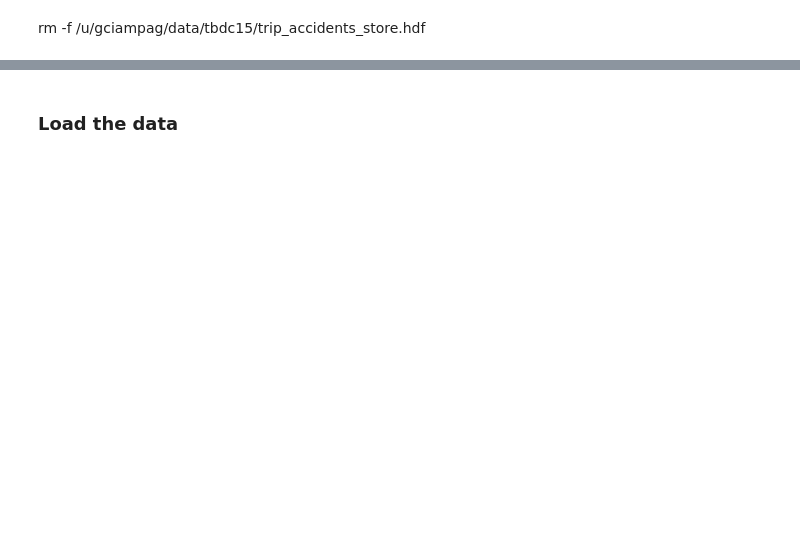
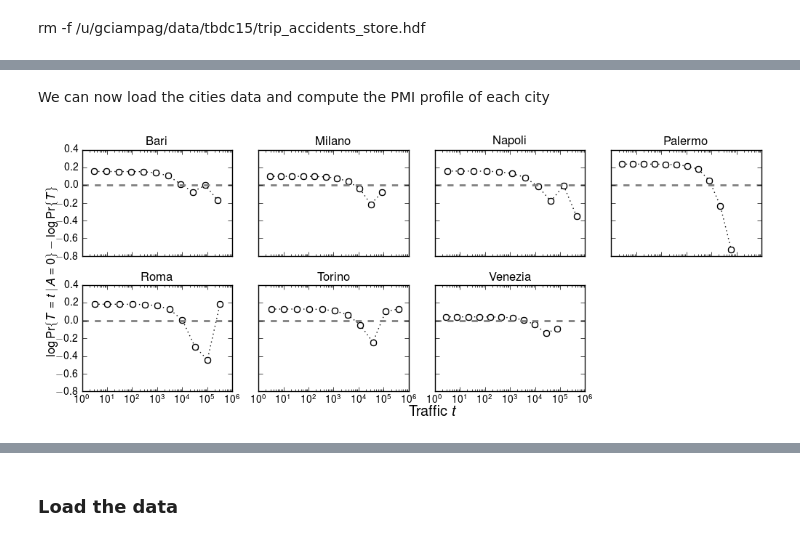
Before and after one commit to glciampaglia/tbdc15, a Jupyter notebook: Trips_accidents.ipynb, the cells around one changed output, grey strips where cells are left out. Cells and saved outputs as stored; diff of their text form; code cells hidden in the pictures; blank space fills up the shorter version.

```diff
--- a/Trips_accidents.ipynb
+++ b/Trips_accidents.ipynb
@@ -244,0 +197,13 @@ savefig("trips_trips_starts_scatter_{}_{}.png".format(city, scale))
+# %%
+def weighted_mean(x, w):
+    return (x * w).sum() / w.sum()
+
+for city in cities:
+    paths = getpaths(city, loc=location, boxesloc=boxes_location, storeloc=store_location)
+    df = pandas.read_hdf(paths['store'], city)
+    grouped = df.groupby(['i', 'j'])
+    df_sums = grouped.sum().filter(['trips', 'trips_start', 'accidents'])
+    df_wmea = grouped.apply(lambda grp: weighted_mean(grp['speed'], grp['trips']))
+    df = df_sums.join(pandas.DataFrame({'speed': df_wmea}))
+    df.to_hdf(paths['store'], '/totals/{}'.format(city))
+    logger.info("Completed: {}".format(city))
@@ -244,0 +480,36 @@ savefig("trips_trips_starts_scatter_{}_{}.png".format(city, scale))
+# %% [markdown]
+We can now load the cities data and compute the PMI profile of each city
+# %%
+import numpy
+from truthy_measure.plotting import plot_pdf_log2, plot_cdf
+
+
+def plot_pmi(city):
+    paths = getpaths(city, loc=location, boxesloc=boxes_location, storeloc=store_location)
+    df = pandas.read_hdf(paths['store'], '/totals/{}'.format(city))
+    bins, pmi0acc = pmiat(df['trips'].values, df['accidents'].values, 0, n=12)
+    plot(bins[1:], pmi0acc, 'ko:', mfc='w', mew=1.)
+    axhline(0, ls='--', color='gray', lw=2)
+    xscale('log')
+    yb = max(numpy.abs(ylim()))
+#    ylim(-yb, yb)
+    title(city.title())
+    tight_layout()
+
+fig, axs = subplots(nrows=2, ncols=4, figsize=(10, 4), sharex=True, sharey=True)
+axs1d = numpy.ravel(axs)
+
+for city, ax in zip(cities, axs1d):
+    sca(ax)
+    plot_pmi(city)
+
+for ax in axs1d[len(cities):]:
+    delaxes(ax)
+
+text(0.5, 0, 'Traffic $t$', fontsize='x-large', transform=fig.transFigure)
+text(0, 0.5, r'$\log\Pr\{T = t \,|\, A = 0\} - \log\Pr\{T\}$', fontsize='large', rotation=90,
+     transform=fig.transFigure, verticalalignment='center')
+
+tight_layout(pad=2.5, h_pad=0, w_pad=0)
+# %% [output]
+[figure, added]
```
Also changed, not shown: parts of 101 cells of this notebook, 6 other files.
